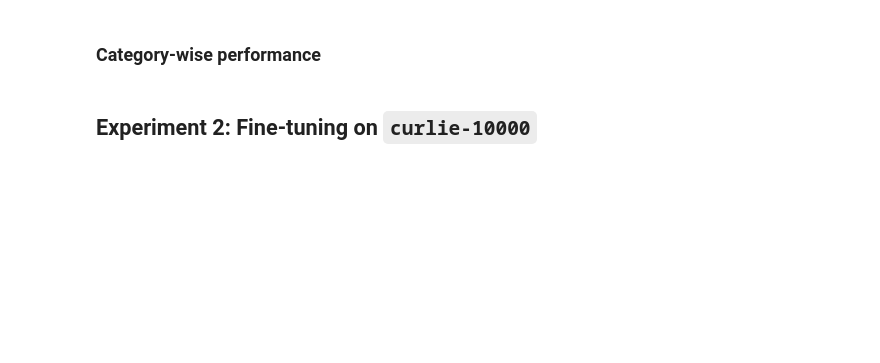
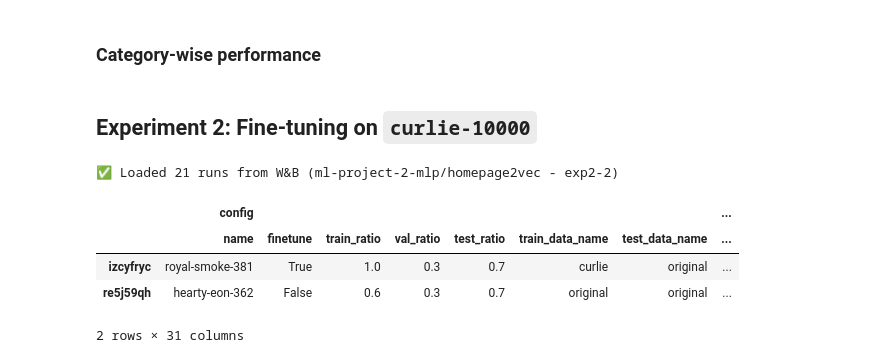
Before and after one commit to CS-433/ml-project-2-mlp, a Jupyter notebook: notebooks/analysis.ipynb, the cells around one changed output. Drawn from its saved outputs; the diff is of its cells as text; code cells hidden in the pictures; blank space fills up the shorter version.

```diff
--- a/notebooks/analysis.ipynb
+++ b/notebooks/analysis.ipynb
@@ -335,11 +402,23 @@ for ax, metric in zip(axs, metrics):
 ## Experiment 2: Fine-tuning on `curlie-10000`
 # %%
 # Filter runs for Experiment 2
-GROUP = "exp2"
+GROUP = "exp2-2"
 
 exp2_runs = [run for run in runs if run.group == GROUP]
 
 print(f"✅ Loaded {len(exp2_runs)} runs from W&B ({WANDB_ENTITY}/{WANDB_PROJECT} - {GROUP})")
+# %% [output]
+✅ Loaded 21 runs from W&B (ml-project-2-mlp/homepage2vec - exp2-2)
 # %%
 # Convert to dataframe
 exp2_runs_df = runs_to_df(exp2_runs)
+exp2_best_runs_df = best_runs(exp2_runs_df)
+
+# Show best runs by F1
+exp2_best_runs_df.sort_values(("summary", "test/f1"), ascending=False)
+# %% [output]
+|  | config |  |  |  |  |  |  | ... |
+|  | name | finetune | train_ratio | val_ratio | test_ratio | train_data_name | test_data_name | ... |
+| izcyfryc | royal-smoke-381 | True | 1.0 | 0.3 | 0.7 | curlie | original | ... |
+| re5j59qh | hearty-eon-362 | False | 0.6 | 0.3 | 0.7 | original | original | ... |
+2 rows × 31 columns
```
Also changed, not shown: parts of 25 cells of this notebook, 1 other file.
